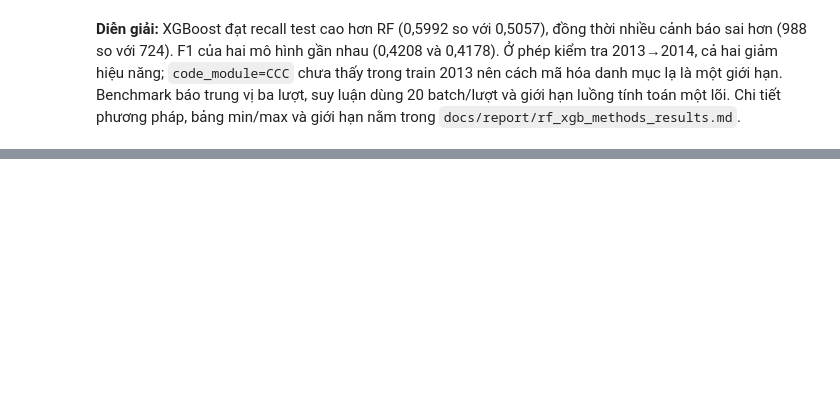
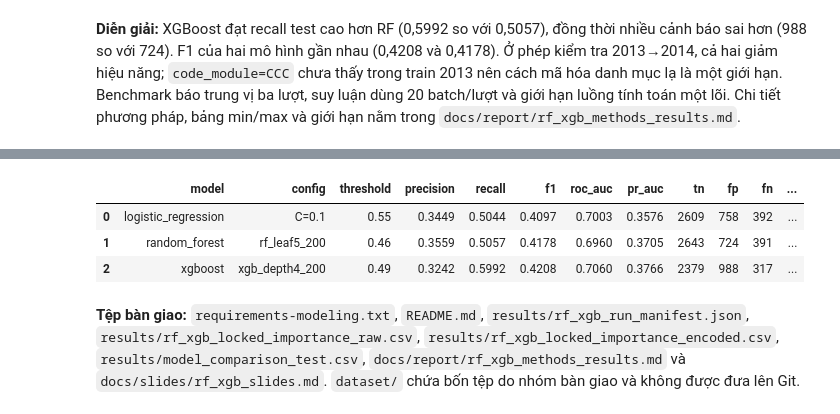
Before and after one commit to Khanhlc2005/OULAD_learning_analytics, a Jupyter notebook: notebooks/04_random_forest_xgboost.ipynb, the cells around one changed output, grey strips where cells are left out. Cells and saved outputs as stored; diff of their text form; code cells hidden in the pictures; blank space fills up the shorter version.

```diff
--- a/notebooks/04_random_forest_xgboost.ipynb
+++ b/notebooks/04_random_forest_xgboost.ipynb
@@ -178,0 +208,11 @@ display(benchmark_result[["model", "stage", "runs", "wall_median_s", "cpu_median
+# %%
+comparison = pd.read_csv(RESULTS / "model_comparison_test.csv")
+assert comparison.n_test.nunique() == 1 and comparison.n_train.nunique() == 1
+display(comparison[["model", "config", "threshold", "precision", "recall", "f1", "roc_auc", "pr_auc", "tn", "fp", "fn", "tp"]].round(4))
+# %% [output]
+|  | model | config | threshold | precision | recall | f1 | roc_auc | pr_auc | tn | fp | fn | ... |
+| 0 | logistic_regression | C=0.1 | 0.55 | 0.3449 | 0.5044 | 0.4097 | 0.7003 | 0.3576 | 2609 | 758 | 392 | ... |
+| 1 | random_forest | rf_leaf5_200 | 0.46 | 0.3559 | 0.5057 | 0.4178 | 0.6960 | 0.3705 | 2643 | 724 | 391 | ... |
+| 2 | xgboost | xgb_depth4_200 | 0.49 | 0.3242 | 0.5992 | 0.4208 | 0.7060 | 0.3766 | 2379 | 988 | 317 | ... |
+# %% [markdown]
+**Tệp bàn giao:** `requirements-modeling.txt`, `README.md`, `results/rf_xgb_run_manifest.json`, `results/rf_xgb_locked_importance_raw.csv`, `results/rf_xgb_locked_importance_encoded.csv`, `results/model_comparison_test.csv`, `docs/report/rf_xgb_methods_results.md` và `docs/slides/rf_xgb_slides.md`. `dataset/` chứa bốn tệp do nhóm bàn giao và không được đưa lên Git.
```
Also changed, not shown: parts of 9 cells of this notebook, 12 other files.
